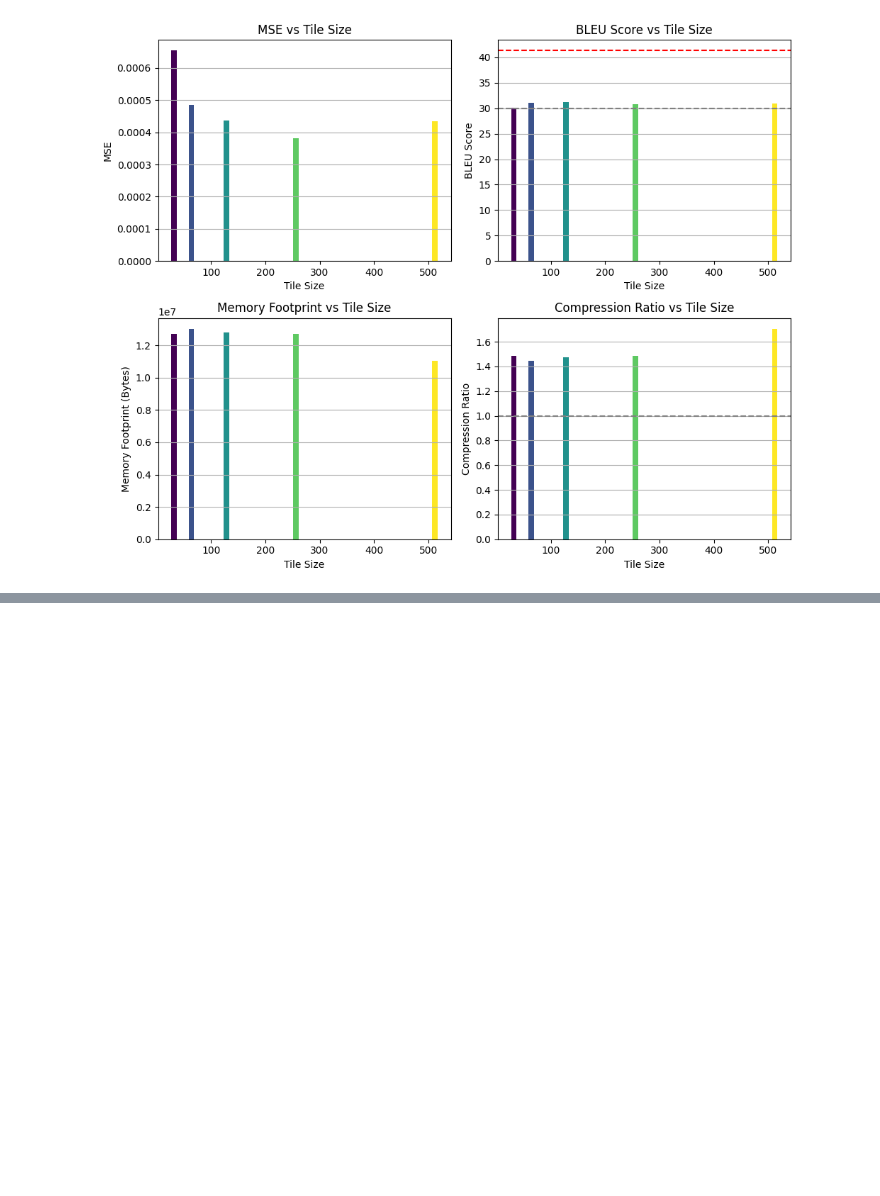
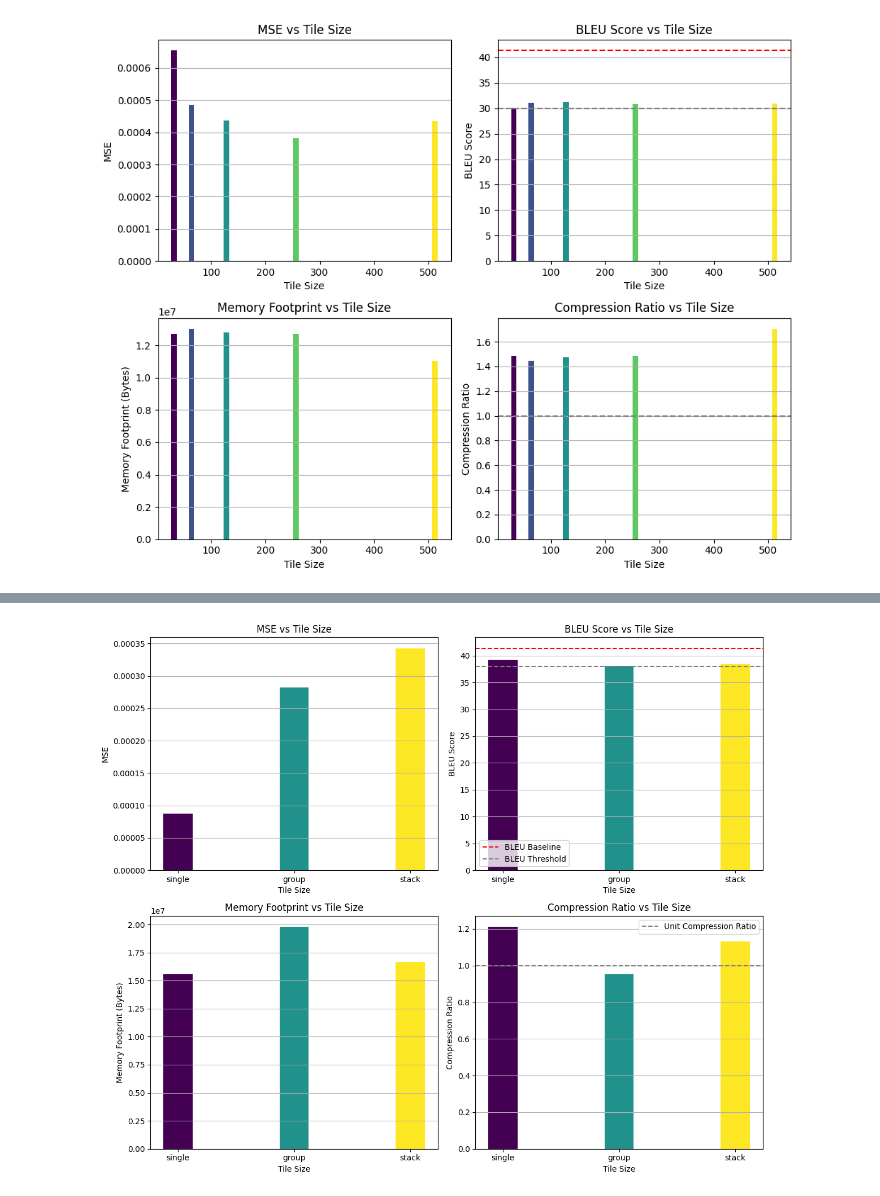
Before and after one commit to justinhuang666666/Approximate-Matrix-Vector-Multiplication, a Jupyter notebook: simulation_result/simulation_tiling.ipynb, the cells around one changed output, grey strips where cells are left out. Saved outputs shown, nothing was run; the diff lists cells and outputs as text; code cells hidden in the pictures; blank space fills up the shorter version.

```diff
--- a/simulation_result/simulation_tiling.ipynb
+++ b/simulation_result/simulation_tiling.ipynb
@@ -824,3 +819,100 @@ plt.show()
+# %%
+
+# Define BLEU Score threshold
+bleu_threshold = 38
+
+subset = data[(data['Tile Size'] == tile_size) & (data['MSE'] < 0.001)]
+subset1 = data1[data1['Tile Size'] == tile_size]
+subset2 = data2[data2['Tile Size'] == tile_size]
+
+# Separate data by tile size
+tile_sizes = data['Tile Size'].unique()
+
+# Generate a colormap with Viridis
+viridis = cm.get_cmap('viridis', len(tile_sizes))
+
+labels = ['single\ntile size 32', 'group\ntile size 32', 'stack\ntile size 32']
+
+# Initialize lists to store data points for plotting
+tile_size_values = []
+mse_values = []
+bleu_values = []
+memory_footprint_values = []
+compression_ratio_values = []
+
+subset_array = [subset,subset1,subset2]
+
+tile_size = 32
+# Generate a colormap with Viridis for the subsets
+viridis = cm.get_cmap('viridis', len(subset_array))
+
+for i, subset_data in enumerate(subset_array):
+    # Filter the subset based on the tile size and BLEU Score threshold
+    subset_data_thresholded = subset_data[subset_data['BLEU Score'] > bleu_threshold]
+
+    # Check if there is any data meeting the condition
+    if not subset_data_thresholded.empty:
+        # Select the first entry that satisfies the BLEU threshold
+        first_entry = subset_data_thresholded.iloc[0]
+
+        # Store values for plotting
+        tile_size_values.append(i)
+        mse_values.append(first_entry['MSE'])
+        bleu_values.append(first_entry['BLEU Score'])
+        memory_footprint_values.append(first_entry['Memory Footprint (Bytes)'])
+        compression_ratio_values.append(first_entry['Compression Ratio'])
+
+# Set up the plots
+plt.figure(figsize=(12, 10))
+
+# Colors for the bars using the Viridis colormap
+colors = [viridis(i / len(tile_size_values)) for i in range(len(tile_size_values))]
+
+# Plot MSE against Tile Size using a bar plot
+plt.subplot(2, 2, 1)
+plt.bar(tile_size_values, mse_values, color=colors, width=0.25)
+plt.xticks(tile_size_values, labels)  # Set labels on the x-axis
+plt.xlabel('Tile Size')
+plt.ylabel('MSE')
+plt.title('MSE vs Tile Size')
+plt.grid(axis='y')
+
+# Plot BLEU Score against Tile Size using a bar plot
+plt.subplot(2, 2, 2)
+plt.bar(tile_size_values, bleu_values, color=colors, width=0.25)
+plt.axhline(y=baseline_bleu, color='red', linestyle='--', label='BLEU Baseline')
+plt.axhline(y=bleu_threshold, color='gray', linestyle='--', label='BLEU Threshold')
+plt.xticks(tile_size_values, labels)  # Set labels on the x-axis
+plt.xlabel('Tile Size')
+plt.ylabel('BLEU Score')
+plt.title('BLEU Score vs Tile Size')
+plt.grid(axis='y')
+plt.legend()
+
+# Plot Memory Footprint against Tile Size using a bar plot
+plt.subplot(2, 2, 3)
+plt.bar(tile_size_values, memory_footprint_values, color=colors, width=0.25)
+plt.xticks(tile_size_values, labels)  # Set labels on the x-axis
+plt.xlabel('Tile Size')
+plt.ylabel('Memory Footprint (Bytes)')
+plt.title('Memory Footprint vs Tile Size')
+plt.grid(axis='y')
+
+# Plot Compression Ratio against Tile Size using a bar plot
+plt.subplot(2, 2, 4)
+plt.bar(tile_size_values, compression_ratio_values, color=colors, width=0.25)
+plt.axhline(y=1, color='gray', linestyle='--', label='Unit Compression Ratio')
+plt.xticks(tile_size_values, labels)  # Set labels on the x-axis
+plt.xlabel('Tile Size')
+plt.ylabel('Compression Ratio')
+plt.title('Compression Ratio vs Tile Size')
+plt.grid(axis='y')
+plt.legend()
+
+plt.tight_layout()
+plt.show()
+# %% [output]
+[figure, added]
 # %%
 
 # Define BLEU Score threshold
```
Also changed, not shown: parts of 3 cells of this notebook, 3 other files.
